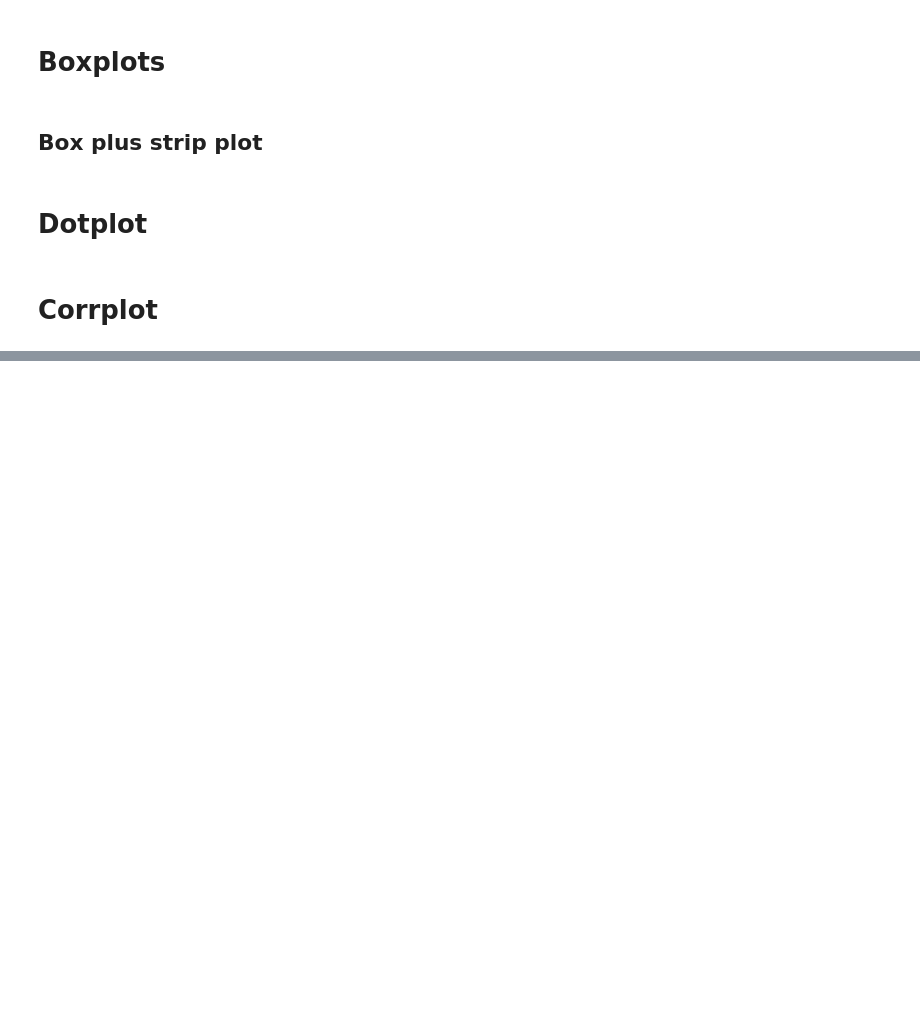
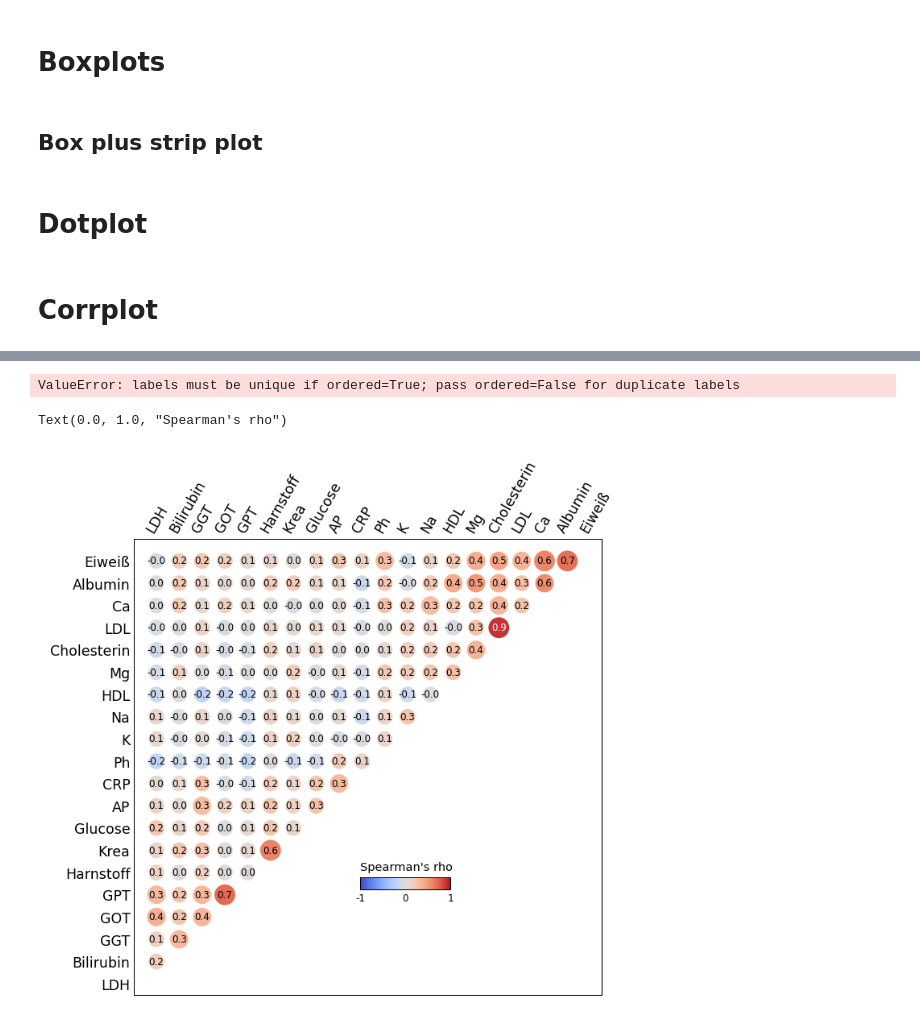
Before and after one commit to fossbert/Python_Packages, a Jupyter notebook: Dev_cbviz.ipynb, the cells around one changed output, grey strips where cells are left out. Drawn from its saved outputs; the diff is of its cells as text; code cells hidden in the pictures; blank space fills up the shorter version.

```diff
--- a/Dev_cbviz.ipynb
+++ b/Dev_cbviz.ipynb
@@ -371,0 +331,2 @@ fig.savefig('Figures/DotPlot-HALLMARKvsRPcluster.pdf')
+# %%
+dpdf = cdf_masked.melt(var_name='variable', value_name='rho', ignore_index=False).reset_index()
@@ -371,0 +336,48 @@ fig.savefig('Figures/DotPlot-HALLMARKvsRPcluster.pdf')
+# %%
+dp = Dotplot(dpdf, x='index', y='variable', size='rho')
+dp.cut_size(bins=(0, 0.3, 0.6, 0.99, 1), sizes_out=(0, 100, 130, 0), transform=np.abs)
+# %% [output]
+ValueError: labels must be unique if ordered=True; pass ordered=False for duplicate labels
+# %%
+def _color_light_or_dark(rgba_in:np.ndarray)-> str:
+    """[For plotting purposes, we determine whether a color is light or dark and adjust its text color accordingly.
+    Also see https://stackoverflow.com/questions/22603510/is-this-possible-to-detect-a-colour-is-a-light-or-dark-colour]
+
+    Args:
+        rgba_in ([np.ndarray]): [A numpy array containing RGBA as returned by matplotlib colormaps]
+
+    Returns:
+        [str]: [A string: w for white or k for black]
+    """
+    r,g,b,_ = rgba_in*255
+    hsp = np.sqrt(0.299 * (r * r) + 0.587 * (g * g) + 0.114 * (b * b))
+    if (hsp>127.5):
+        # light color, return black for text
+        return 'k'
+    else:
+        # dark color, return white for text
+        return 'w'
+# %%
+plt.style.use('cviz')
+fig, ax = plt.subplots(figsize=(5,5))
+from matplotlib.colors import CenteredNorm
+
+sp = ax.scatter(dp.y, dp.x, s=dp.size_cut, c=dp.size_raw, cmap=plt.cm.coolwarm, norm=CenteredNorm(0, 1))
+ax.set_ylim(-0.5, dp.data.nrows)
+ax.set_xlim(-1, dp.data.ncols-0.5)
+ax.set_yticks(range(dp.data.nrows), dp.tick_names.yticks);
+ax.set_xticks(range(dp.data.ncols), dp.tick_names.xticks, rotation=60, rotation_mode='anchor', ha='left');
+ax.xaxis.tick_top()
+for x, y, t, s in zip(dp.x, dp.y, dp.size_raw, dp.size_cut):
+    if not np.isnan(t) and s>0:
+        color = _color_light_or_dark(np.array(sp.to_rgba(t)))
+        ax.text(y, x, f'{t:.1f}', color=color, fontsize='xx-small', ha='center', va='center')
+
+cax = fig.add_axes([0.5, 0.3, 0.15, 0.02])
+fig.colorbar(sp, cax=cax, orientation='horizontal')
+cax.set_xticks((-1, 0, 1), (-1, 0, 1), fontsize='xx-small')
+cax.set_title("Spearman's rho", fontsize='x-small')
+# fig.savefig('./Polyps/Plots/Correlation-LabValues-Feb14-2022.pdf')
+# %% [output]
+Text(0.0, 1.0, "Spearman's rho")
+[figure, added]
```
Also changed, not shown: parts of 32 cells of this notebook, 1 other file.
